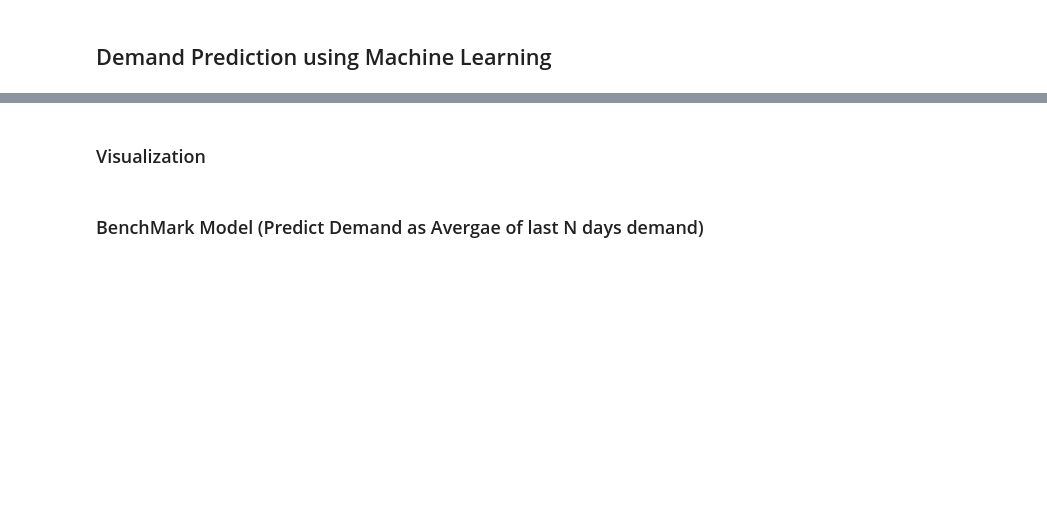
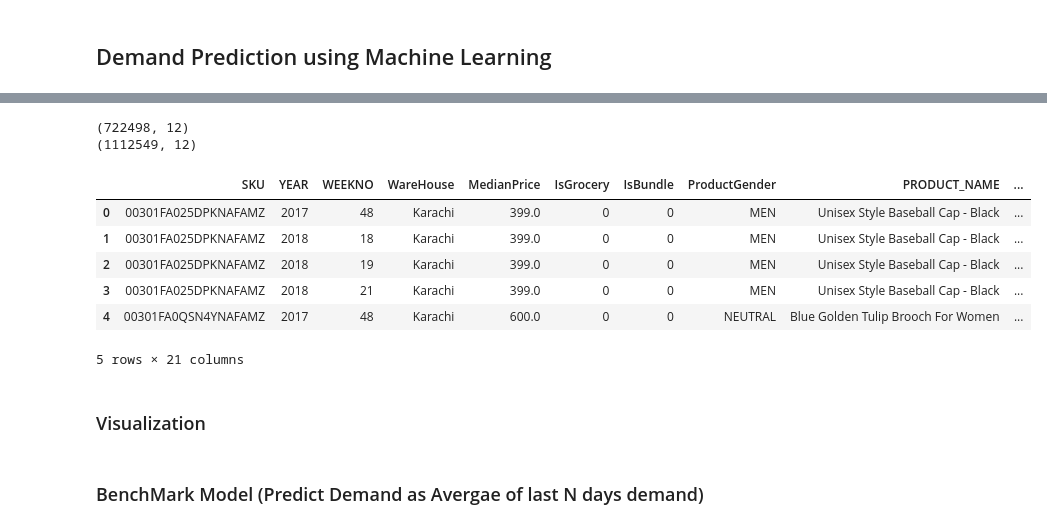
Before and after one commit to DanyalKhaliq/Machine-Learning-, a Jupyter notebook: DemandPredictionModel.ipynb, the cells around one changed output, grey strips where cells are left out. Saved outputs shown, nothing was run; the diff lists cells and outputs as text; code cells hidden in the pictures; blank space fills up the shorter version.

```diff
--- a/DemandPredictionModel.ipynb
+++ b/DemandPredictionModel.ipynb
@@ -161,3 +169,20 @@ train_df['WEEKNO'] = train_df['WEEKNO'].apply(int)
+# %%
+tempKhi = prepareDataFrame('Karachi')
+tempKhi = tempKhi.sort_values(by=['SKU','YEAR', 'WEEKNO'], ascending=True)
+tempKhi['WEEKNO'] = tempKhi['WEEKNO'].apply(int)
+tempKhi.fillna(0, inplace=True)
+print(tempKhi.shape)
+#train_df = temp.copy()
+
+tempLhr = prepareDataFrame('Lahore')
+tempLhr = tempLhr.sort_values(by=['SKU','YEAR', 'WEEKNO'], ascending=True)
+tempLhr['WEEKNO'] = tempLhr['WEEKNO'].apply(int)
+tempLhr.fillna(0, inplace=True)
+print(tempLhr.shape)
+# %% [output]
+(722498, 12)
+(1112549, 12)
 # %%
-train_df['Last_Week_Sales'] = train_df[train_df.WareHouse == 'Karachi'].groupby(['SKU'])['Quantity'].shift()[(train_df.WEEKNO == train_df.WEEKNO.shift() + 1)]
-#train_df['Last_Week_Diff'] = train_df.groupby(['SKU','WareHouse'])['Last_Week_Sales'].diff()[(train_df.WEEKNO == train_df.WEEKNO.shift() + 1)]
+tempLhr['Last_Week_Sales'] = tempLhr.groupby(['SKU'])['Quantity'].shift(1)[(tempLhr.WEEKNO == tempLhr.WEEKNO.shift(1) + 1)]
+tempLhr['Last_Week_Diff'] = tempLhr.groupby(['SKU'])['Last_Week_Sales'].diff(1)[(tempLhr.WEEKNO == tempLhr.WEEKNO.shift(1) + 1)]
+#tempLhr[(tempLhr.SKU == '00301FA025DPKNAFAMZ')]
@@ -168,3 +189,29 @@ train_df[(train_df.WareHouse == 'Karachi') & (train_df.SKU == '00301FA025DPKNAFA
+# %%
+tempKhi['Last_Week_Sales'] = tempKhi.groupby(['SKU'])['Quantity'].shift()[(tempKhi.WEEKNO == tempKhi.WEEKNO.shift() + 1)]
+tempKhi['Last_Week_Diff'] = tempKhi.groupby(['SKU'])['Last_Week_Sales'].diff(1)[(tempKhi.WEEKNO == tempKhi.WEEKNO.shift(1) + 1)]
+#tempKhi[(tempKhi.SKU == '00301FA025DPKNAFAMZ')]
+#train_df[train_df.SKU == '00301FA025DPKNAFAMZ']
+# %%
+temp = pd.concat([tempKhi, tempLhr])
+tempHolidayWeek = temp[temp.IsHoliday == 1]['WEEKNO'].unique()
+
+tempHolidayWeek = (pd.Series(tempHolidayWeek + 1))
+temp['PrevWeekHoliday'] = temp.WEEKNO.apply(lambda x : len(tempHolidayWeek[tempHolidayWeek  == x].values) > 0)
+
+#since we added 1 above so we are subtracting 2
+tempHolidayWeek = (pd.Series(tempHolidayWeek - 2))
+temp['NextWeekHoliday'] = temp.WEEKNO.apply(lambda x : len(tempHolidayWeek[tempHolidayWeek  == x].values) > 0)
+# %%
+temp.fillna(0, inplace=True)
+temp.head()
+# %% [output]
+|  | SKU | YEAR | WEEKNO | WareHouse | MedianPrice | IsGrocery | IsBundle | ProductGender | PRODUCT_NAME | ... |
+| 0 | 00301FA025DPKNAFAMZ | 2017 | 48 | Karachi | 399.0 | 0 | 0 | MEN | Unisex Style Baseball Cap - Black | ... |
+| 1 | 00301FA025DPKNAFAMZ | 2018 | 18 | Karachi | 399.0 | 0 | 0 | MEN | Unisex Style Baseball Cap - Black | ... |
+| 2 | 00301FA025DPKNAFAMZ | 2018 | 19 | Karachi | 399.0 | 0 | 0 | MEN | Unisex Style Baseball Cap - Black | ... |
+| 3 | 00301FA025DPKNAFAMZ | 2018 | 21 | Karachi | 399.0 | 0 | 0 | MEN | Unisex Style Baseball Cap - Black | ... |
+| 4 | 00301FA0QSN4YNAFAMZ | 2017 | 48 | Karachi | 600.0 | 0 | 0 | NEUTRAL | Blue Golden Tulip Brooch For Women | ... |
+5 rows × 21 columns
 # %%
 fig, ax = plt.subplots(figsize=(13, 6))
 #bins = np.arange(0,60,5) , use bins=bins in hist function below for smaller values
```
Also changed, not shown: parts of 25 cells of this notebook.
